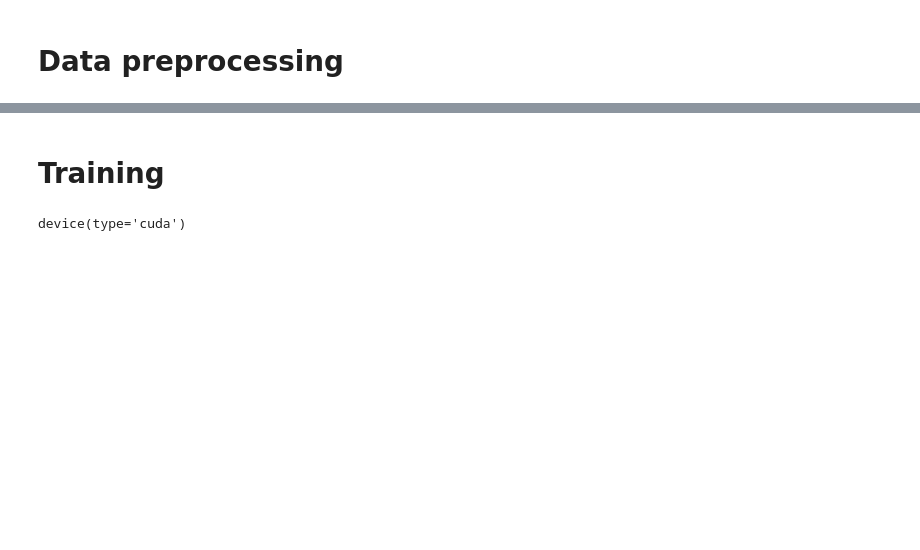
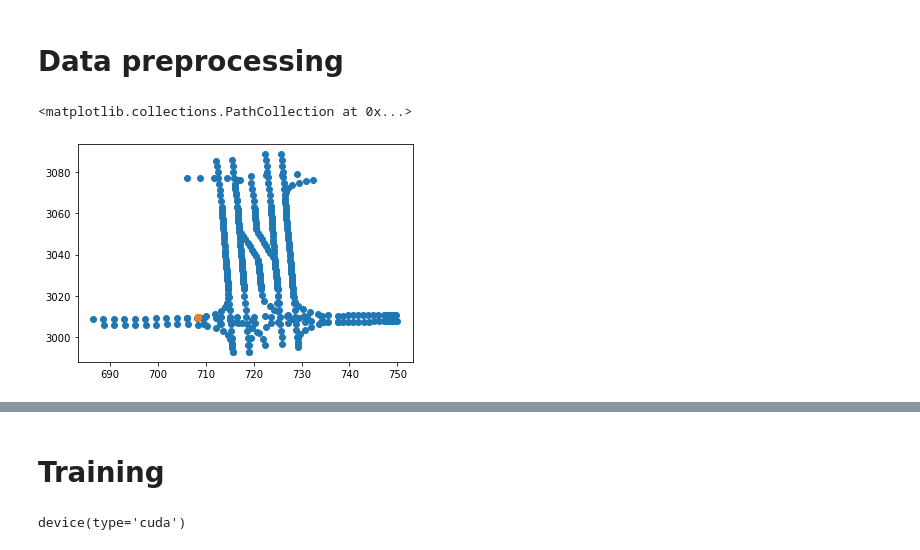
Before and after one commit to wanglec/cse151b-kaggle, a Jupyter notebook: Seq2Seq.ipynb, the cells around one changed output, grey strips where cells are left out. Drawn from its saved outputs; the diff is of its cells as text; code cells hidden in the pictures; blank space fills up the shorter version.

```diff
--- a/Seq2Seq.ipynb
+++ b/Seq2Seq.ipynb
@@ -274,3 +385,12 @@ def get_absolute_position(inp, out, p_in_0, return_pred_only=False):
         return out
 
     return inp, out
+# %%
+train_sample = train[8]
+agent_id = 2
+plt.scatter(train_sample['lane'][:, 0], train_sample['lane'][:, 1])
+plt.scatter(train_sample['p_in'][agent_id][:, 0], train_sample['p_in'][agent_id][:, 1])
+plt.scatter(train_sample['p_out'][agent_id][:, 0], train_sample['p_out'][agent_id][:, 1])
+# %% [output]
+<matplotlib.collections.PathCollection at 0x...>
+[figure, added]
```
Also changed, not shown: parts of 44 cells of this notebook, 2 other files.
